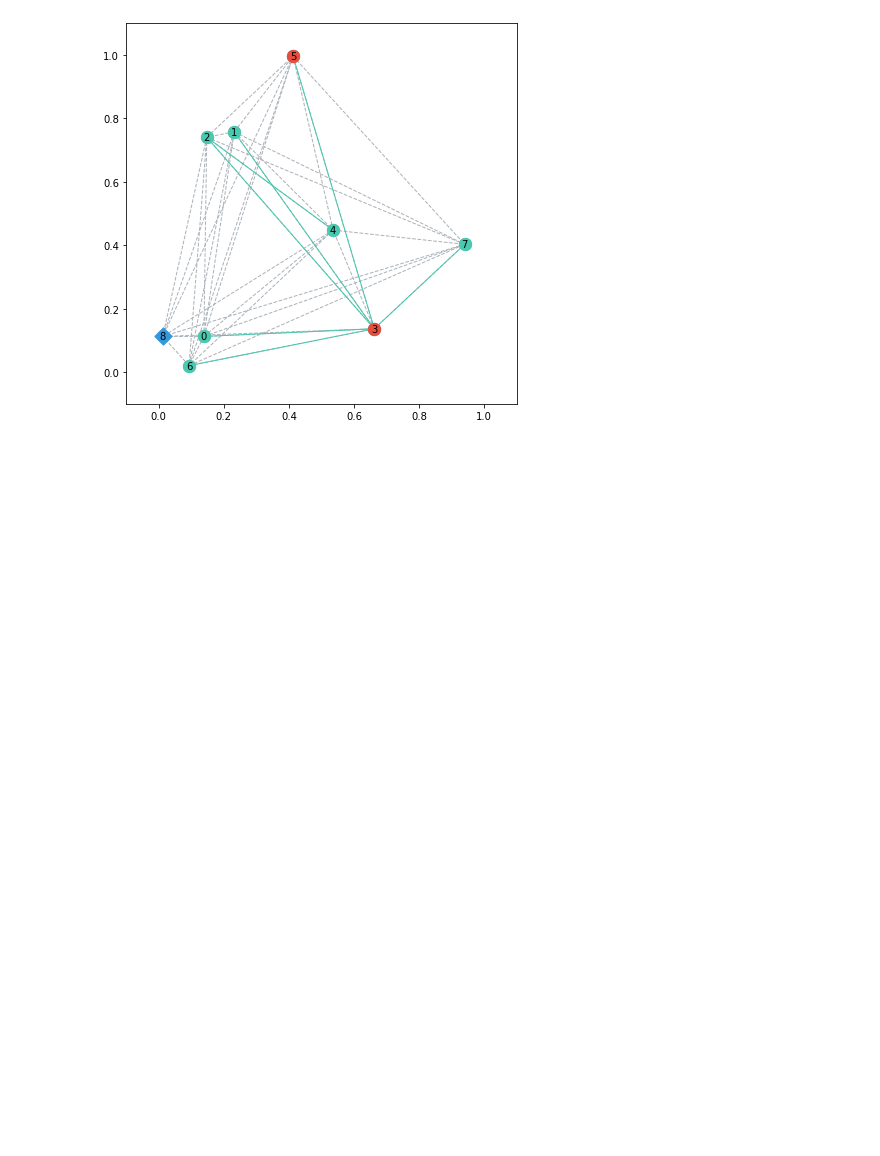
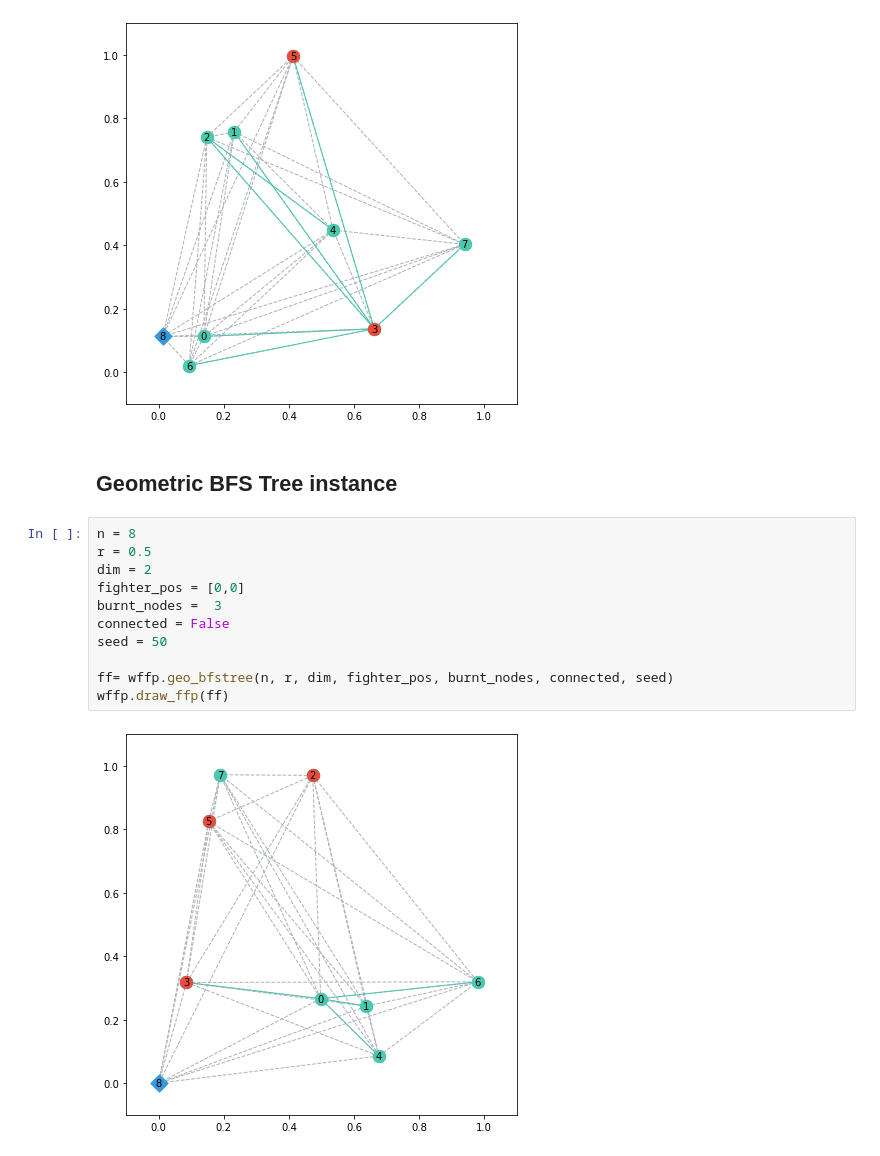
Before and after one commit to omargup/moving_firefighter_problem_generator, a Jupyter notebook: tutorial.ipynb, the cells around one changed output. Saved outputs shown, nothing was run; the diff lists cells and outputs as text; blank space fills up the shorter version.

Commit message:
adding Geometric BFS Tree

```diff
--- a/tutorial.ipynb
+++ b/tutorial.ipynb
@@ -208,3 +208,18 @@ ff = wffp.erdos_bfstree(n, p, dim, fighter_pos, burnt_nodes, connected, seed)
 wffp.draw_ffp(ff)
 # %% [output]
 [figure]
+# %% [markdown]
+## Geometric BFS Tree instance
+# %%
+n = 8
+r = 0.5
+dim = 2
+fighter_pos = [0,0]
+burnt_nodes =  3
+connected = False
+seed = 50
+
+ff= wffp.geo_bfstree(n, r, dim, fighter_pos, burnt_nodes, connected, seed)
+wffp.draw_ffp(ff)
+# %% [output]
+[figure, added]
```
Also changed, not shown: 1 other file.
